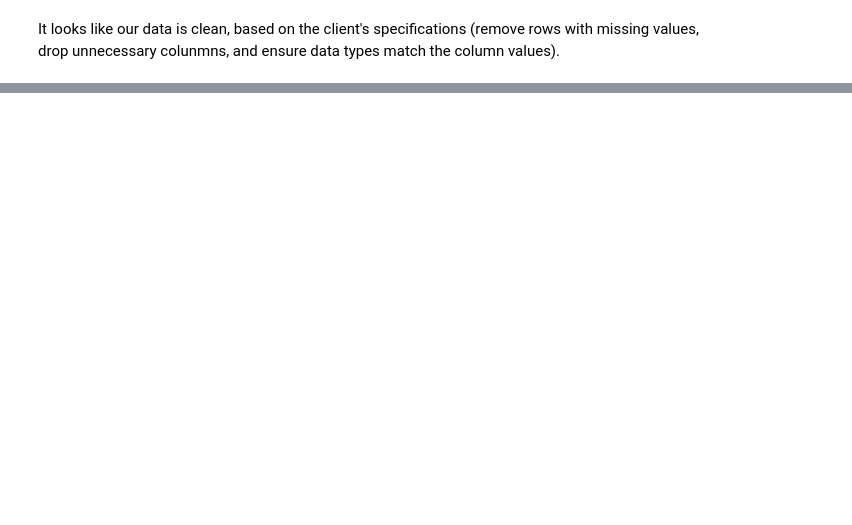
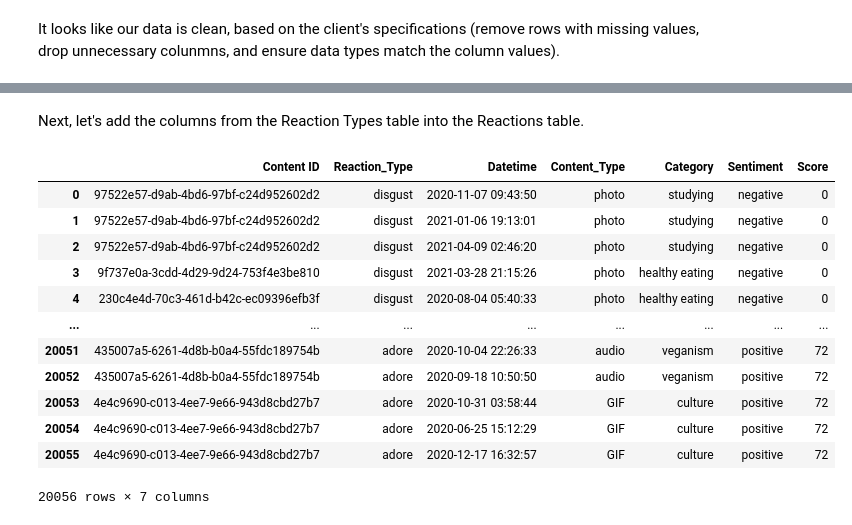
Before and after one commit to emgerber88/accenture_forage_virtual_experience, a Jupyter notebook: SocialBuzz_EDA_Analysis.ipynb, the cells around one changed output, grey strips where cells are left out. Drawn from its saved outputs; the diff is of its cells as text; code cells hidden in the pictures; blank space fills up the shorter version.

```diff
--- a/SocialBuzz_EDA_Analysis.ipynb
+++ b/SocialBuzz_EDA_Analysis.ipynb
@@ -118,0 +138,3 @@ Name: Category, dtype: int64
+# %%
+content_df.rename(columns={"Type": "Content_Type"}, inplace = True)
+content_df.info()
@@ -156,6 +189,7 @@ Again, we can drop the User ID column. We'll also need to drop rows with missing
 reactions_df.drop(axis = 1, labels = ['User ID'], inplace = True)
 reactions_df['Datetime'] = pd.to_datetime(reactions_df['Datetime'])
 reactions_df.dropna(inplace = True)
+reactions_df.rename(columns = {'Type':'Reaction_Type'}, inplace = True)
 reactions_df.info()
 # %% [output]
 <class 'pandas.core.frame.DataFrame'>
@@ -195,0 +232,3 @@ memory usage: 512.0+ bytes
+# %%
+reactiontypes_df.rename(columns = {'Type':'Reaction_Type'}, inplace = True)
+reactiontypes_df.info()
@@ -197,0 +253,3 @@ It looks like our data is clean, based on the client's specifications (remove ro
+# %%
+top_performers = reactions_df.merge(content_df, on = 'Content ID')
+top_performers
@@ -197,0 +270,19 @@ It looks like our data is clean, based on the client's specifications (remove ro
+# %% [markdown]
+Next, let's add the columns from the Reaction Types table into the Reactions table.
+# %%
+top_performers = top_performers.merge(reactiontypes_df, on = 'Reaction_Type')
+top_performers
+# %% [output]
+|  | Content ID | Reaction_Type | Datetime | Content_Type | Category | Sentiment | Score |
+| 0 | 97522e57-d9ab-4bd6-97bf-c24d952602d2 | disgust | 2020-11-07 09:43:50 | photo | studying | negative | 0 |
+| 1 | 97522e57-d9ab-4bd6-97bf-c24d952602d2 | disgust | 2021-01-06 19:13:01 | photo | studying | negative | 0 |
+| 2 | 97522e57-d9ab-4bd6-97bf-c24d952602d2 | disgust | 2021-04-09 02:46:20 | photo | studying | negative | 0 |
+| 3 | 9f737e0a-3cdd-4d29-9d24-753f4e3be810 | disgust | 2021-03-28 21:15:26 | photo | healthy eating | negative | 0 |
+| 4 | 230c4e4d-70c3-461d-b42c-ec09396efb3f | disgust | 2020-08-04 05:40:33 | photo | healthy eating | negative | 0 |
+| ... | ... | ... | ... | ... | ... | ... | ... |
+| 20051 | 435007a5-6261-4d8b-b0a4-55fdc189754b | adore | 2020-10-04 22:26:33 | audio | veganism | positive | 72 |
+| 20052 | 435007a5-6261-4d8b-b0a4-55fdc189754b | adore | 2020-09-18 10:50:50 | audio | veganism | positive | 72 |
+| 20053 | 4e4c9690-c013-4ee7-9e66-943d8cbd27b7 | adore | 2020-10-31 03:58:44 | GIF | culture | positive | 72 |
+| 20054 | 4e4c9690-c013-4ee7-9e66-943d8cbd27b7 | adore | 2020-06-25 15:12:29 | GIF | culture | positive | 72 |
+| 20055 | 4e4c9690-c013-4ee7-9e66-943d8cbd27b7 | adore | 2020-12-17 16:32:57 | GIF | culture | positive | 72 |
+20056 rows × 7 columns
```
Also changed, not shown: parts of 14 cells of this notebook.
